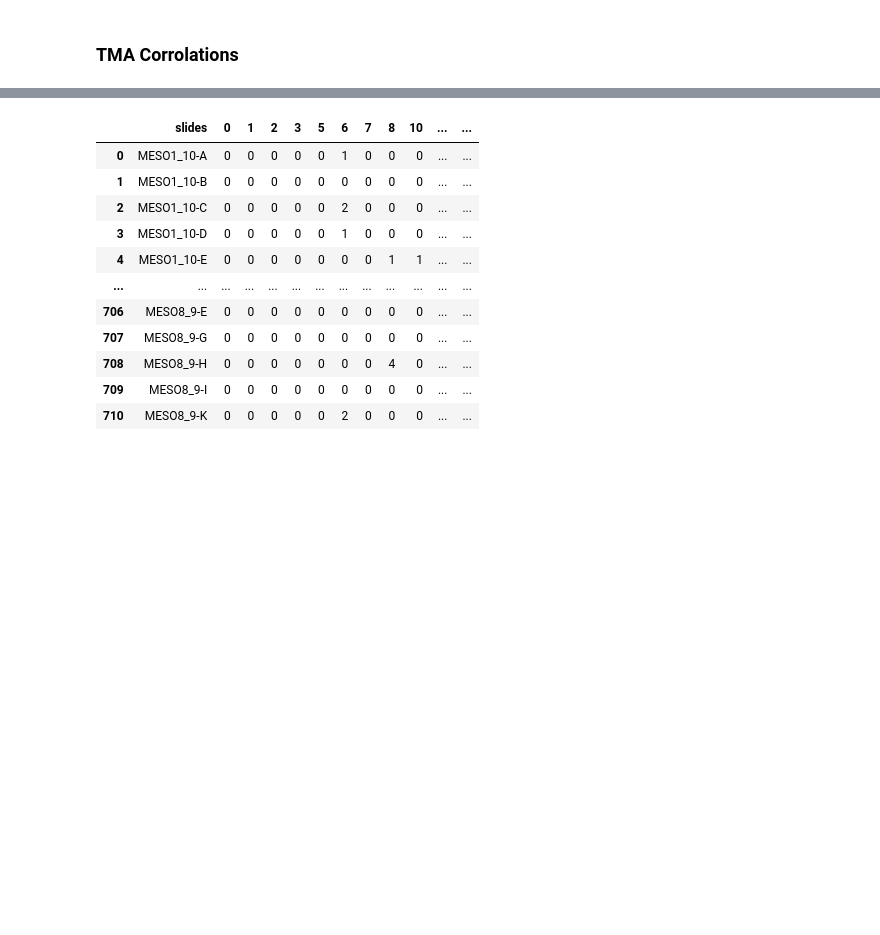
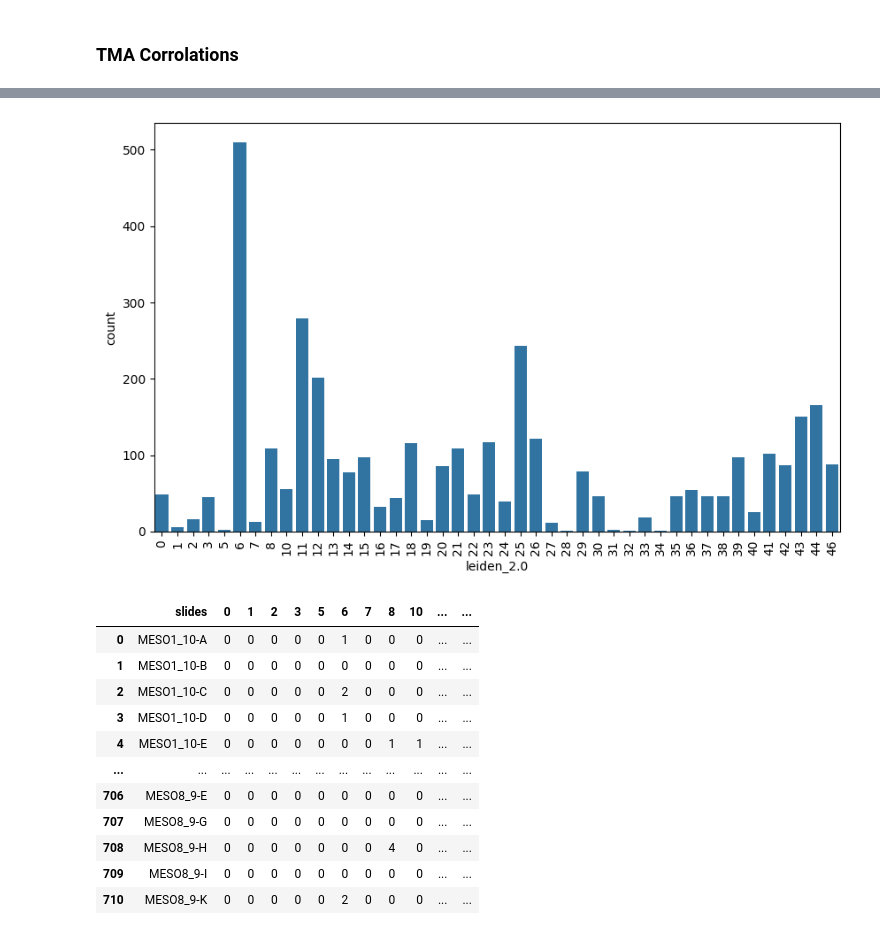
Before and after one commit to FarzanehSeyedshahi/Histomorphological-Phenotype-Learning, a Jupyter notebook: workflow/revision.ipynb, the cells around one changed output, grey strips where cells are left out. Drawn from its saved outputs; the diff is of its cells as text; code cells hidden in the pictures; blank space fills up the shorter version.

```diff
--- a/workflow/revision.ipynb
+++ b/workflow/revision.ipynb
@@ -2015,2 +2058,13 @@ csv_clusters
+# %%
+import seaborn as sns
+import numpy as np
+import matplotlib.pyplot as plt
+plt.figure(figsize=(10, 6))
+# sns.set(style="whitegrid")
+temp = csv_clusters['leiden_2.0'].value_counts().reset_index()
+sns.barplot(x='leiden_2.0', y='count', data=temp)
+plt.xticks(rotation=90);
+# %% [output]
+[figure, added]
 # %%
 cluster_counts = pd.crosstab(csv_clusters['slides'], csv_clusters['leiden_2.0'])
```
Also changed, not shown: parts of 30 cells of this notebook, 4 other files.
